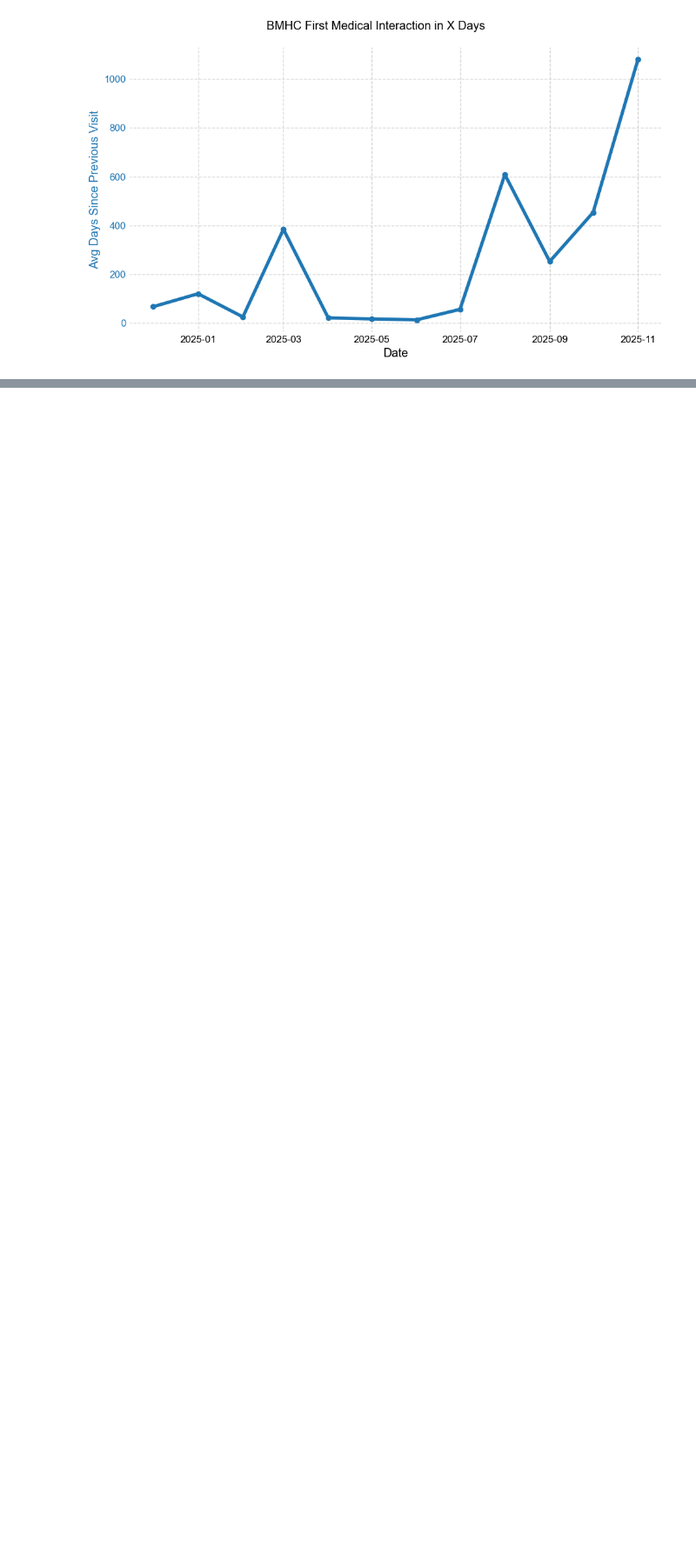
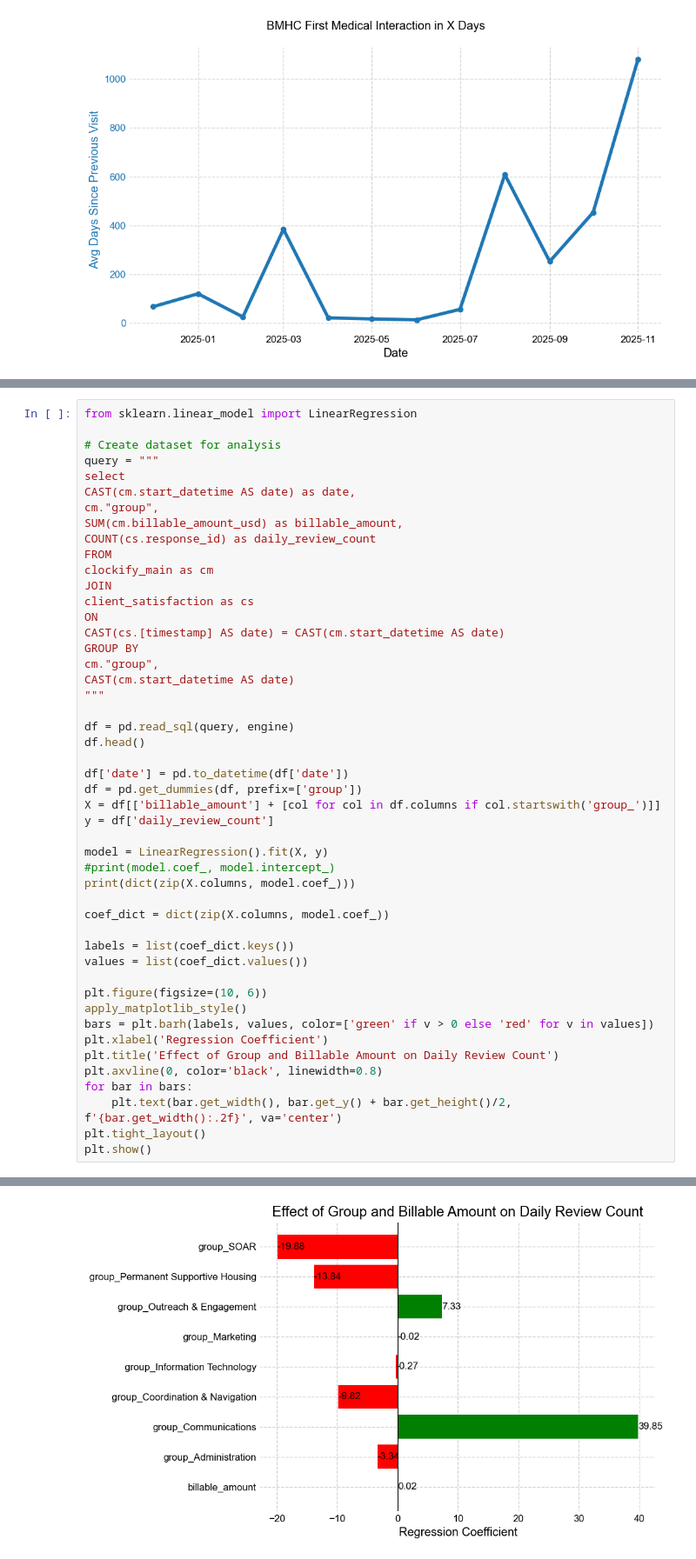
Before and after one commit to MylesTym/BMHC_DA_Prototype, a Jupyter notebook: analysis/example_analysis.ipynb, the cells around one changed output, grey strips where cells are left out. Shown at 87% size. Saved outputs shown, nothing was run; the diff lists cells and outputs as text; blank space fills up the shorter version.

Commit message:
analysis work

```diff
--- a/analysis/example_analysis.ipynb
+++ b/analysis/example_analysis.ipynb
@@ -196,0 +244,49 @@ Outlier phrases: ['issue resolved plan care place dont', 'resolved plan care pla
+# %%
+from sklearn.linear_model import LinearRegression
+
+# Create dataset for analysis
+query = """
+select
+CAST(cm.start_datetime AS date) as date,
+cm."group",
+SUM(cm.billable_amount_usd) as billable_amount,
+COUNT(cs.response_id) as daily_review_count
+FROM
+clockify_main as cm
+JOIN
+client_satisfaction as cs
+ON
+CAST(cs.[timestamp] AS date) = CAST(cm.start_datetime AS date)
+GROUP BY
+cm."group",
+CAST(cm.start_datetime AS date)
+"""
+
+df = pd.read_sql(query, engine)
+df.head()
+
+df['date'] = pd.to_datetime(df['date'])
+df = pd.get_dummies(df, prefix=['group'])
+X = df[['billable_amount'] + [col for col in df.columns if col.startswith('group_')]]
+y = df['daily_review_count']
+
+model = LinearRegression().fit(X, y)
+#print(model.coef_, model.intercept_)
+print(dict(zip(X.columns, model.coef_)))
+
+coef_dict = dict(zip(X.columns, model.coef_))
+
+labels = list(coef_dict.keys())
+values = list(coef_dict.values())
+
+plt.figure(figsize=(10, 6))
+apply_matplotlib_style()
+bars = plt.barh(labels, values, color=['green' if v > 0 else 'red' for v in values])
+plt.xlabel('Regression Coefficient')
+plt.title('Effect of Group and Billable Amount on Daily Review Count')
+plt.axvline(0, color='black', linewidth=0.8)
+for bar in bars:
+    plt.text(bar.get_width(), bar.get_y() + bar.get_height()/2, f'{bar.get_width():.2f}', va='center')
+plt.tight_layout()
+plt.show()
+# %% [output]
@@ -196,0 +294 @@ Outlier phrases: ['issue resolved plan care place dont', 'resolved plan care pla
+[figure, added]
```
Also changed, not shown: parts of 6 cells of this notebook.
